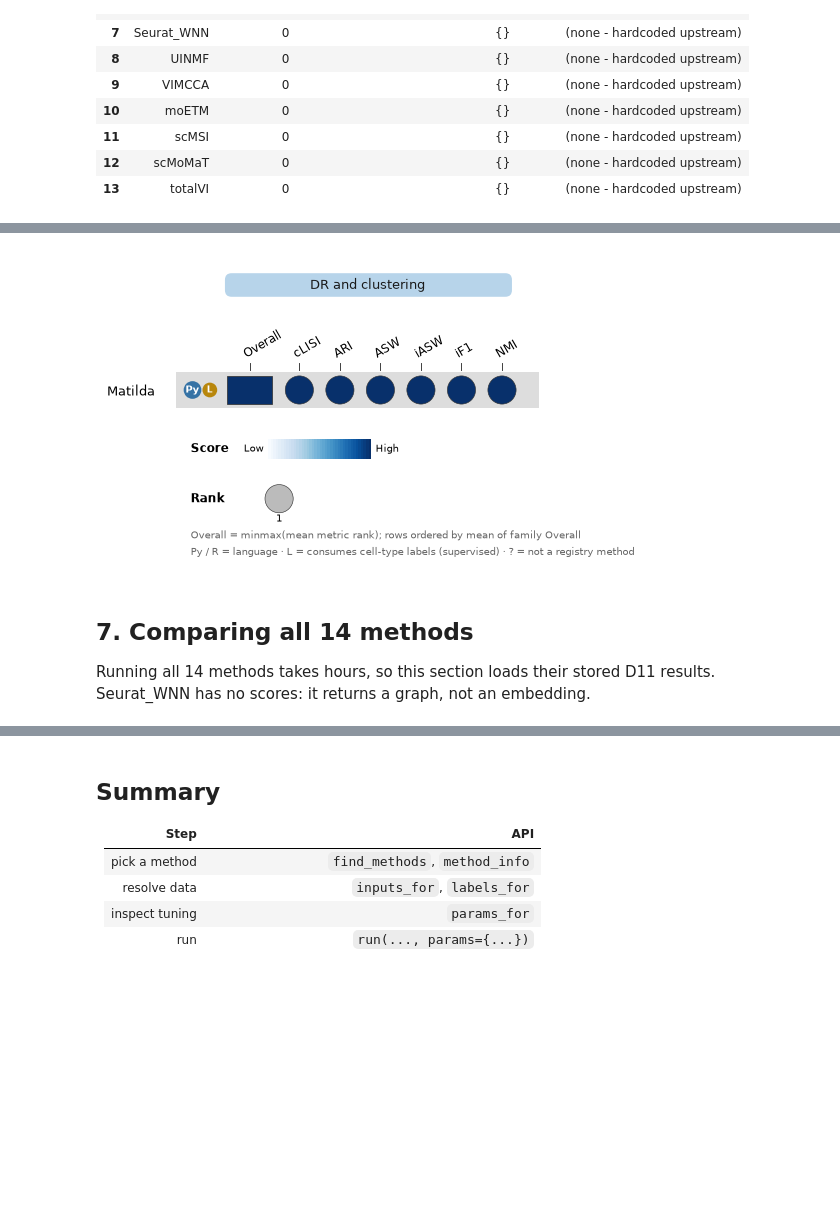
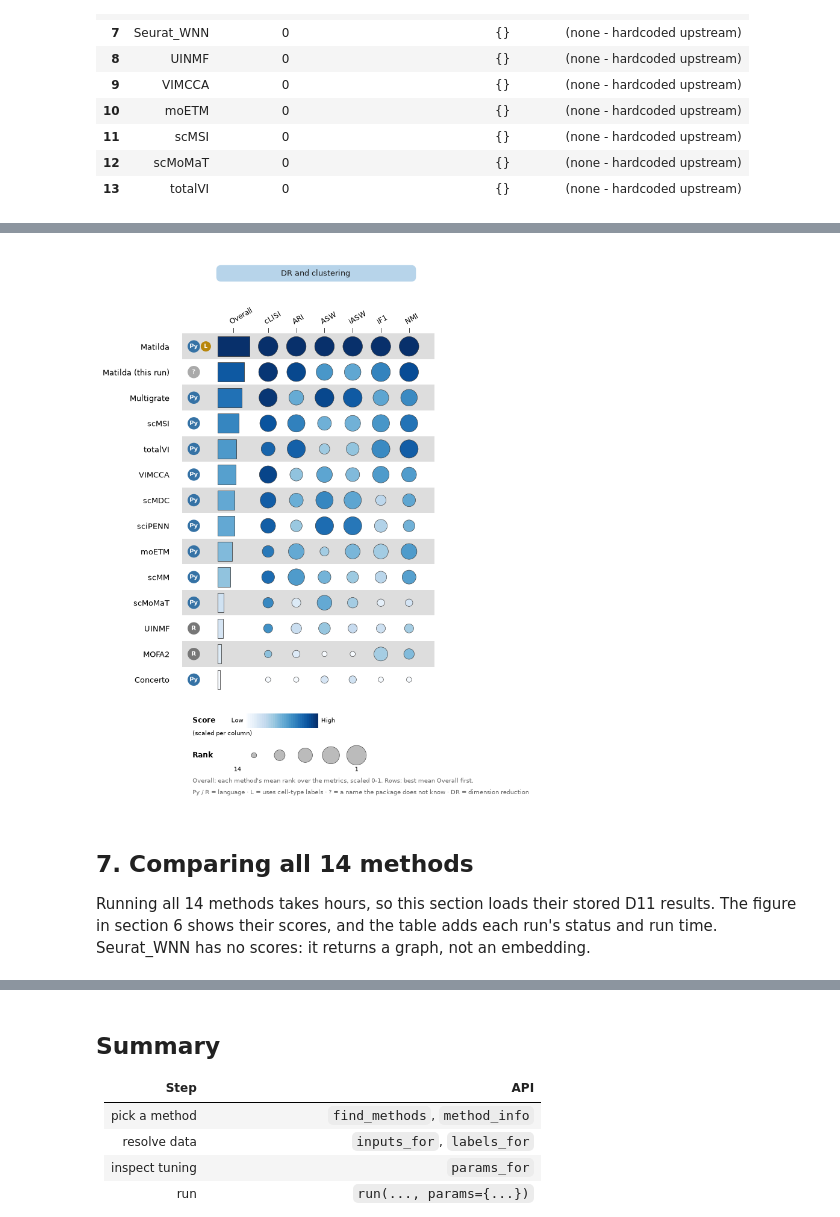
Before and after one commit to DSichang/scMultiBench, a Jupyter notebook: tutorials/end_to_end/end_to_end.ipynb, the cells around one changed output, grey strips where cells are left out. Cells and saved outputs as stored; diff of their text form; code cells hidden in the pictures; blank space fills up the shorter version.

```diff
--- a/tutorials/end_to_end/end_to_end.ipynb
+++ b/tutorials/end_to_end/end_to_end.ipynb
@@ -241,16 +217,17 @@ Matilda's stored scores (`load_results(source="rerun")`) instead of computing th
 # %%
 import h5py
 
-def stand_in(dataset, method):
-    """`method`'s embedding from the benchmark host's run_all outputs; None if that download fails."""
+def replacement(dataset, method):
+    """`method`'s embedding from the run_all outputs of the benchmark's Linux machine; None if that download fails."""
     try:
         batch = mtb.load_batch(mtb.data.fetch_outputs(dataset), methods=[method])
         with h5py.File(Path(batch.out_dir) / f"{method}_{dataset}" / "embedding.h5") as f:
             emb = f["data"][()]
-        print(f"stand-in: {method}'s embedding from the benchmark host's run_all outputs for {dataset} (fetch_outputs)")
+        print(f"replacement: {method}'s embedding from the run_all outputs for {dataset} of the benchmark's Linux machine")
         return emb
-    except Exception as e:                                   # offline, or the outputs are not published yet
-        print(f"stand-in: the package's stored scores for {method} ({type(e).__name__} from fetch_outputs: {e})")
+    # offline, or the outputs are not published yet
+    except Exception as e:
+        print(f"replacement: the package's stored scores for {method}. {type(e).__name__} from fetch_outputs: {e}")
         return None
 
 check = mtb.scan(DATASET, CATEGORY, methods=["Matilda"])
@@ -260,8 +237,8 @@ if check.env_ok.any():
                   params={"epochs": 5})
     emb = res.output
 else:
-    print("no method environment on this host - the run is skipped; a stand-in computed elsewhere covers it")
-    emb = stand_in(DATASET, "Matilda")
+    print("no method environment on this computer: the run is skipped, and outputs computed elsewhere replace it")
+    emb = replacement(DATASET, "Matilda")
 
 print("embedding:", None if emb is None else emb.shape)
 # %% [output]
@@ -329,15 +297,13 @@ the embedding's cell order.
 
 </details>
 # %%
-import numpy as np
-
-labels = pd.read_csv(mtb.labels_for(DATASET)["cty"])
-labels = labels["x"].to_numpy() if "x" in labels.columns else labels.iloc[:, -1].to_numpy()
-
+# the Leiden backend of the stored tables
+mtb.config.DEFAULT.leiden_flavor = "leidenalg"
 if emb is not None:
-    scores = mtb.evaluate(emb, category=CATEGORY, metrics="clustering", labels=labels)
+    scores = mtb.evaluate(emb, labels=mtb.labels_for(DATASET), category=CATEGORY,
+                          metrics="clustering")
 else:
-    print("no embedding on this host for Matilda - its stored scores stand in")
+    print("no embedding on this computer for Matilda: its stored scores are shown instead")
     stored = mtb.load_results(CATEGORY, dataset=DATASET, source="rerun", methods=["Matilda"])
     scores = pd.DataFrame({"Value": dict(zip(stored.metric, stored.value))})
 scores
@@ -357,14 +334,19 @@ scIB clustering metrics: Leiden resolution sweep (10 resolutions, flavor=igraph)
 # %%
-long = mtb.to_long(scores, method="Matilda", dataset=DATASET, category=CATEGORY)
+stored = mtb.load_results(CATEGORY, dataset=DATASET, source="rerun")
+if emb is not None:
+    mine = mtb.to_long(scores, method="Matilda (this run)", dataset=DATASET, category=CATEGORY)
+    long = pd.concat([stored, mine], ignore_index=True)
+else:
+    long = stored
 fig = mtb.plot.bubble(long)
 fig.set_dpi(110)
 display(fig)
 # %% [output]
-[figure, old version]
+[figure, new version]
 # %% [markdown]
 ## 7. Comparing all 14 methods
 
-Running all 14 methods takes hours, so this section loads their stored D11 results.
+Running all 14 methods takes hours, so this section loads their stored D11 results. The figure in section 6 shows their scores, and the table adds each run's status and run time.
 Seurat_WNN has no scores: it returns a graph, not an embedding.
 # %%
 def stored_table(kind, dataset):
```
Also changed, not shown: parts of 29 cells of this notebook, 39 other files.
